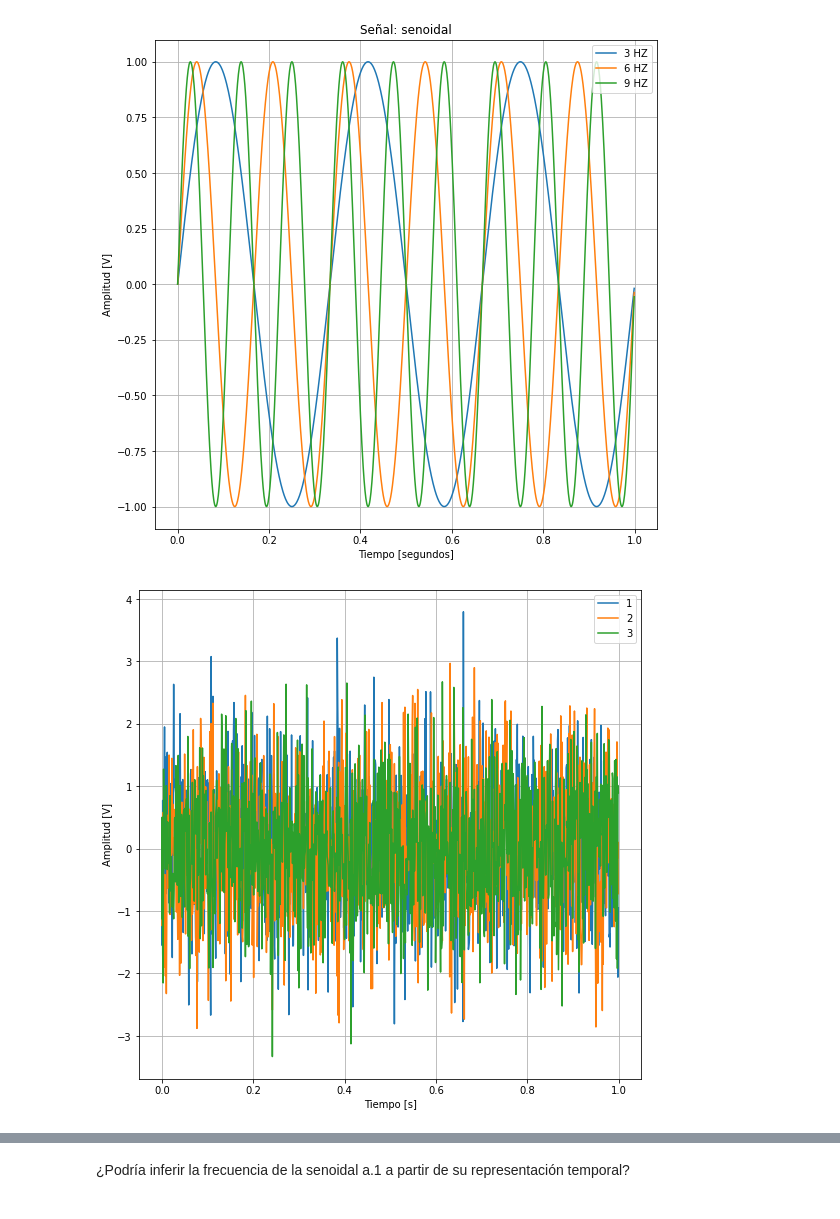
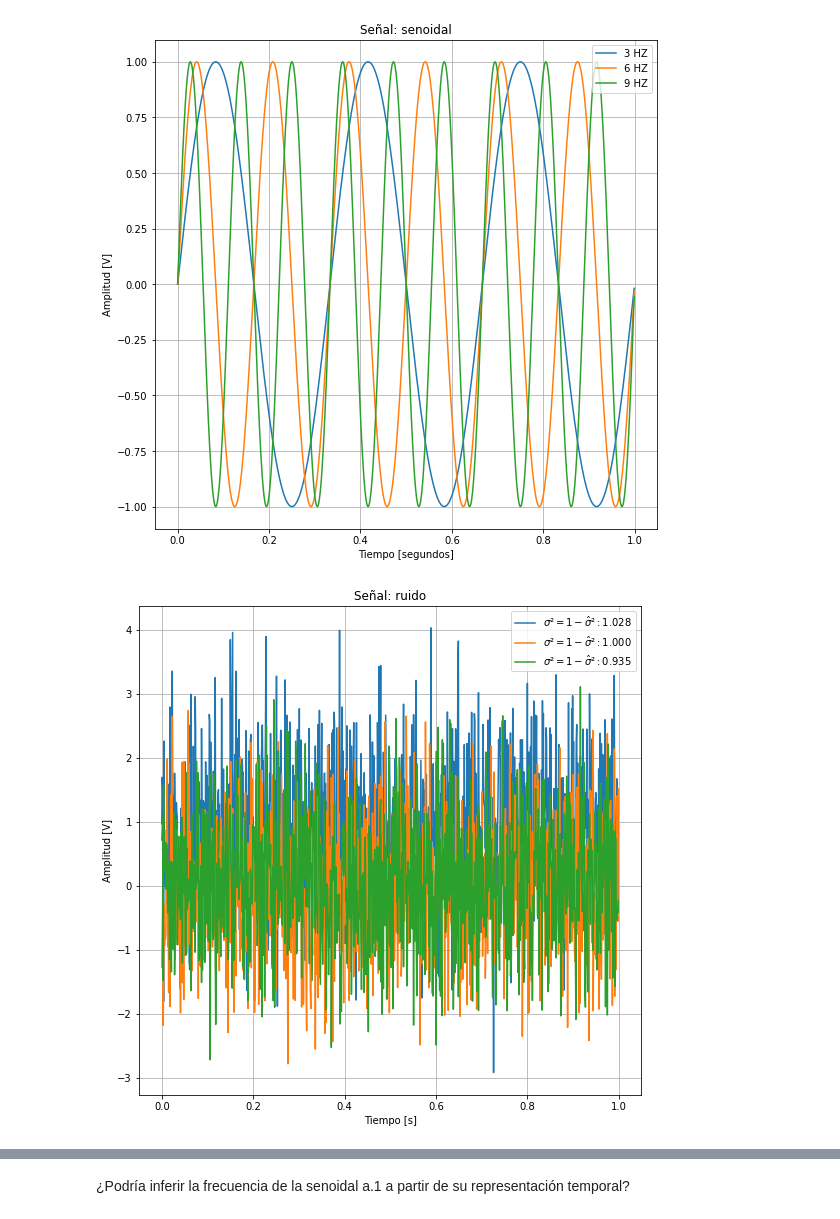
Before and after one commit to jbl95/pds-trabajosPracticos, a Jupyter notebook: TP1 - Muestreo de señales - Forurier.ipynb, the cells around one changed output, grey strips where cells are left out. Saved outputs shown, nothing was run; the diff lists cells and outputs as text; code cells hidden in the pictures.

```diff
--- a/TP1 - Muestreo de señales - Forurier.ipynb
+++ b/TP1 - Muestreo de señales - Forurier.ipynb
@@ -111,31 +111,35 @@ plt.grid()
 plt.show()
 # %% [output]
 [figure]
+# %%
+def mi_ruido (N,fs,sigma,mu):
+    tt = npy.arange(N/fs, step=1/fs)
+    ruido = np.sqrt(sigma1) * np.random.randn(N) + mu
+
+    return tt,ruido
 # %%
 mu = 1
 sigma1 = 1.028
 sigma2 =1.000
 sigma3 = 0.935
 
-tt = npy.arange(N/fs, step=1/fs)
-
-
-s1 = npy.sqrt(sigma1) * npy.random.randn(N,1)
-s2 = npy.sqrt(sigma2) * npy.random.randn(N,1)
-s3 = npy.sqrt(sigma3) * npy.random.randn(N,1)
+tt1,s1 = mi_ruido(N,fs,sigma1,mu)
+tt2,s1 = mi_ruido(N,fs,sigma2,mu)
+tt3,s1 = mi_ruido(N,fs,sigma3,mu)
 
 plt.figure(1)
-plt.plot (tt,s1,label='1')
-plt.plot (tt,s2,label='2')
-plt.plot (tt,s3,label='3')
+plt.plot (tt1,s1,label='$\u03C3\u00B2 = 1 - \hat \u03C3\u00B2 :1.028$')
+plt.plot (tt2,s2,label='$\u03C3\u00B2 = 1 - \hat \u03C3\u00B2 :1.000$')
+plt.plot (tt3,s3,label='$\u03C3\u00B2 = 1 - \hat \u03C3\u00B2 :0.935$')
 plt.grid()
+plt.title('Señal: ruido')
 plt.xlabel('Tiempo [s]')
 plt.ylabel('Amplitud [V]')
 plt.legend()
 plt.rcParams["figure.figsize"] = (9,9)
 plt.show()
 # %% [output]
-[figure, old version]
+[figure, new version]
 # %%
 ##################
 # a.1) Senoidal #
```
Also changed, not shown: parts of 13 cells of this notebook.
